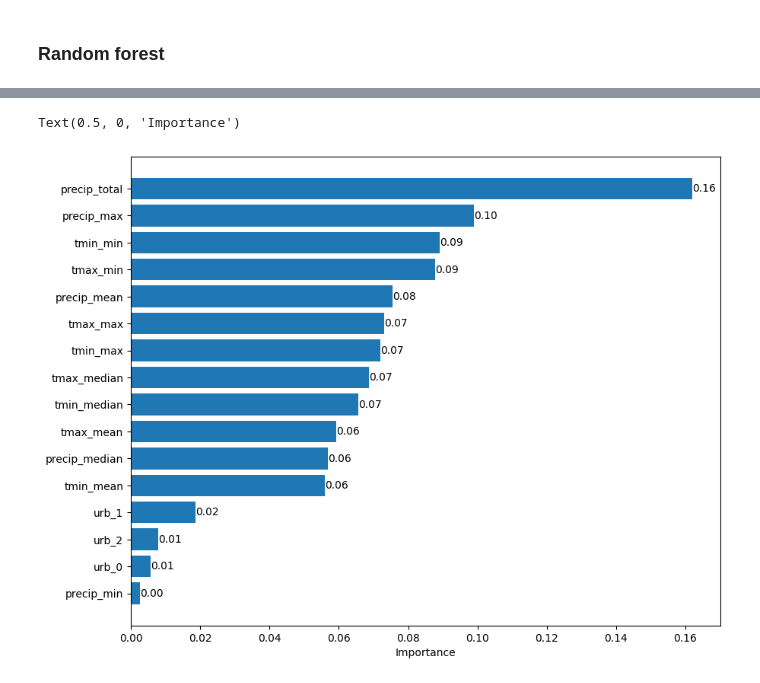
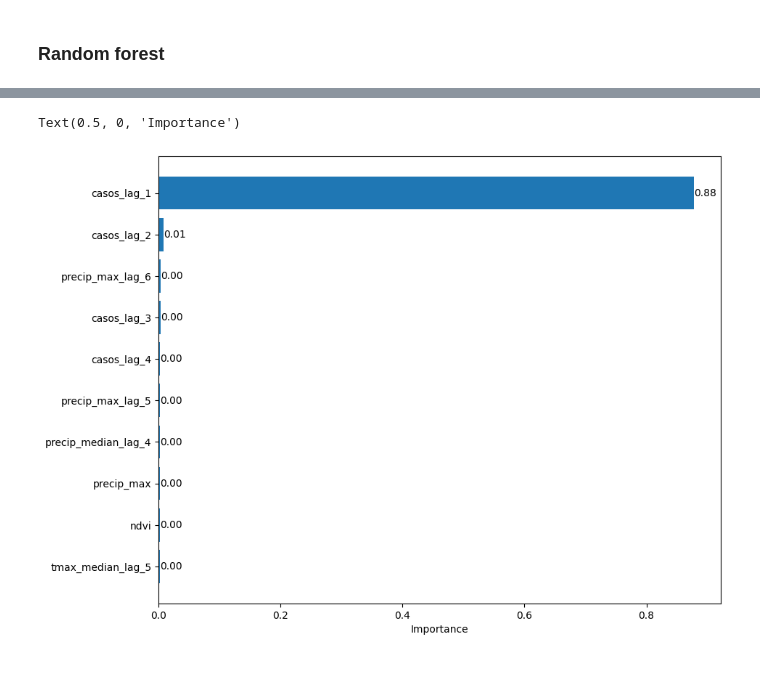
Before and after one commit to artisticlimon/dengue-model, a Jupyter notebook: models/baseline_casenumbers.ipynb, the cells around one changed output, grey strips where cells are left out. Saved outputs shown, nothing was run; the diff lists cells and outputs as text; code cells hidden in the pictures.

```diff
--- a/models/baseline_casenumbers.ipynb
+++ b/models/baseline_casenumbers.ipynb
@@ -24,0 +12,3 @@ df.dropna(inplace=True)
+# %%
+df.drop(columns = ["Unnamed: 0_x"], inplace = True)
+df.drop(columns = ["Unnamed: 0_y"], inplace = True)
@@ -24,0 +17,20 @@ df.dropna(inplace=True)
+# %%
+df.drop(columns = ["rr"], inplace = True)
+df.drop(columns = ["clasi_rr"], inplace = True)
+# %%
+df.drop(columns = ["rr_lag_1"], inplace = True)
+df.drop(columns = ["clasi_rr_lag_1"], inplace = True)
+df.drop(columns = ["rr_lag_2"], inplace = True)
+df.drop(columns = ["clasi_rr_lag_2"], inplace = True)
+df.drop(columns = ["rr_lag_3"], inplace = True)
+df.drop(columns = ["clasi_rr_lag_3"], inplace = True)
+df.drop(columns = ["rr_lag_4"], inplace = True)
+df.drop(columns = ["clasi_rr_lag_4"], inplace = True)
+df.drop(columns = ["rr_lag_5"], inplace = True)
+df.drop(columns = ["clasi_rr_lag_5"], inplace = True)
+df.drop(columns = ["rr_lag_6"], inplace = True)
+df.drop(columns = ["clasi_rr_lag_6"], inplace = True)
+df.drop(columns = ["rr_lag_7"], inplace = True)
+df.drop(columns = ["clasi_rr_lag_7"], inplace = True)
+df.drop(columns = ["rr_lag_8"], inplace = True)
+df.drop(columns = ["clasi_rr_lag_8"], inplace = True)
@@ -40,15 +63,15 @@ df.head()
 # %%
-train = df[df['week-canton'] < '2024-1-101']
-val = df[(df['week-canton'] >= '2024-1-101') & (df['week-canton'] < '2025-1-101')]
-test = df[df['week-canton'] >= '2025-1-101']
+train = df[df['week_canton'] < '2024-1-101']
+val = df[(df['week_canton'] >= '2024-1-101') & (df['week_canton'] < '2025-1-101')]
+test = df[df['week_canton'] >= '2025-1-101']
 
-X_train = train.drop(columns = ["casos", "week-canton"])
+X_train = train.drop(columns = ["casos", "week_canton"])
 y_train = train['casos']
 
-X_val = val.drop(columns = ["casos", "week-canton"])
+X_val = val.drop(columns = ["casos", "week_canton"])
 y_val= val['casos']
 
-X_test= test.drop(columns = ["casos", "week-canton"])
+X_test= test.drop(columns = ["casos", "week_canton"])
 y_test = test['casos']
 # %%
 scaler = StandardScaler()
@@ -178,9 +197,9 @@ imp_rf_sorted
 # %%
 fig, ax = plt.subplots(figsize=(10, 8))
 imp_rf_sorted = imp_rf_df.sort_values(by = "Importance", ascending=True)
-ax.barh(imp_rf_sorted["Feature"], imp_rf_sorted["Importance"])
+ax.barh(imp_rf_sorted["Feature"].tail(10), imp_rf_sorted["Importance"].tail(10))
 ax.bar_label(ax.containers[0], fmt='%.2f')
 ax.set_xlabel("Importance")
 # %% [output]
 Text(0.5, 0, 'Importance')
-[figure, old version]
+[figure, new version]
```
Also changed, not shown: parts of 15 cells of this notebook.
